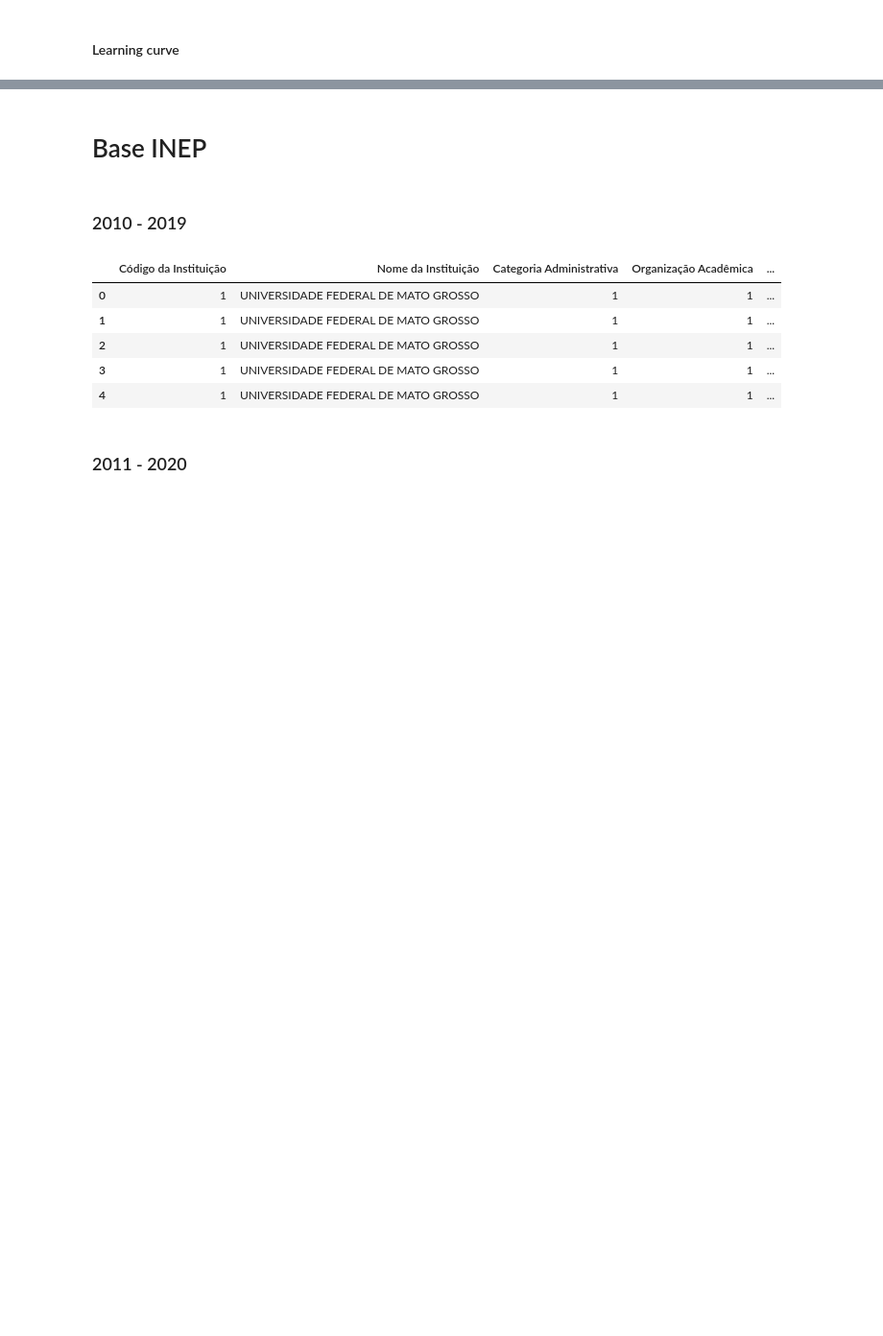
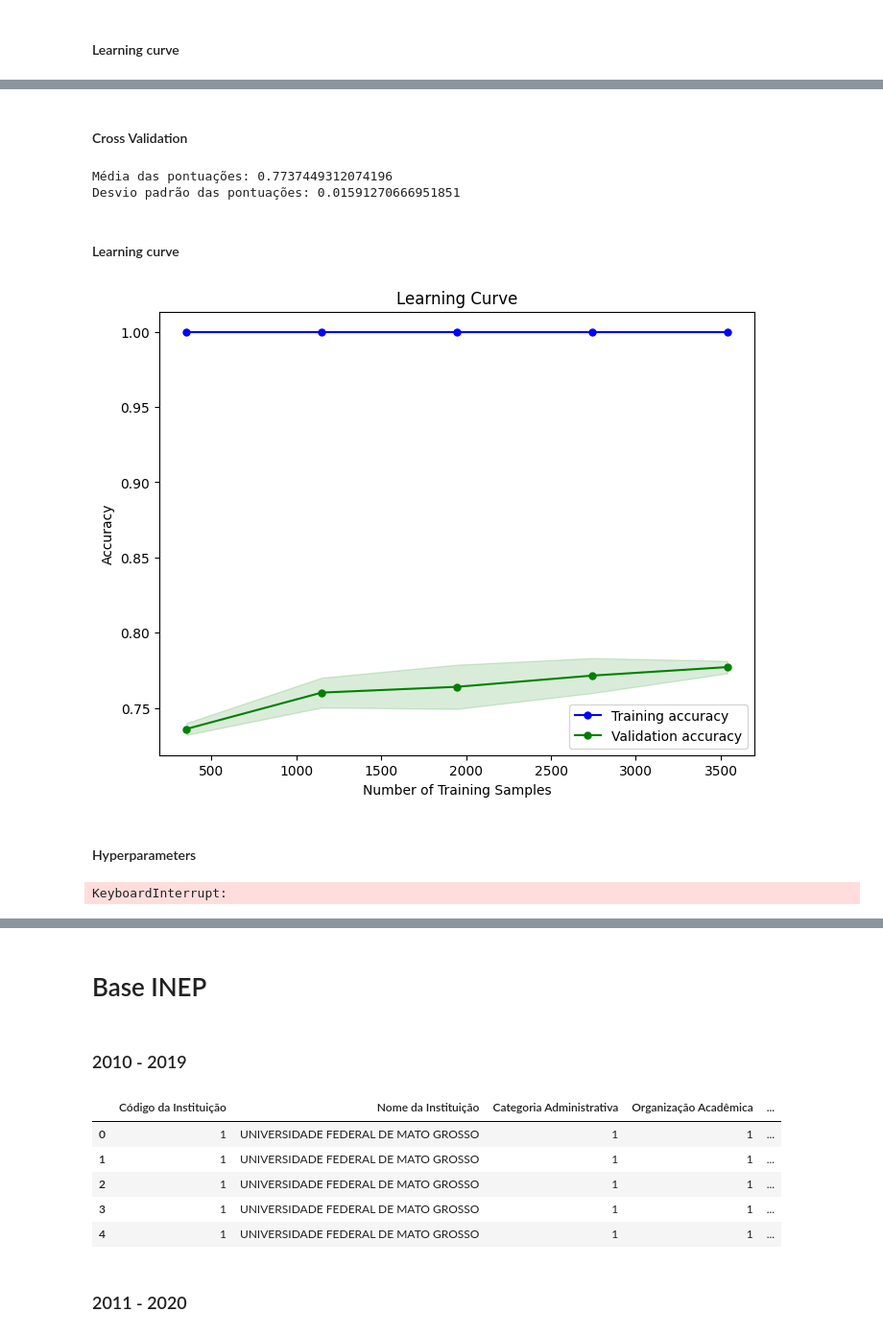
Before and after one commit to Guilhermeasper/dados-medicos, a Jupyter notebook: Projeto.ipynb, the cells around one changed output, grey strips where cells are left out. Shown at 96% size. Drawn from its saved outputs; the diff is of its cells as text; code cells hidden in the pictures; blank space fills up the shorter version.

```diff
--- a/Projeto.ipynb
+++ b/Projeto.ipynb
@@ -250,0 +303,72 @@ plt.show()
+# %% [markdown]
+#### Cross Validation
+# %%
+# Defina o número de folds (geralmente 5 ou 10 são comuns)
+num_folds = 10
+
+# Crie um objeto KFold para controlar a divisão dos dados
+kf = KFold(n_splits=num_folds, shuffle=True, random_state=42)
+
+# Realize a validação cruzada e obtenha as pontuações de desempenho (por padrão, a métrica é a acurácia)
+scores = cross_val_score(model, X, y, cv=kf)
+
+# Exiba as pontuações
+print("Média das pontuações:", scores.mean())
+print("Desvio padrão das pontuações:", scores.std())
+# %% [output]
+Média das pontuações: 0.7737449312074196
+Desvio padrão das pontuações: 0.01591270666951851
+# %% [markdown]
+#### Learning curve
+# %%
+
+# Crie a curva de aprendizado
+train_sizes, train_scores, test_scores = learning_curve(model, X, y, cv=5, scoring='accuracy', n_jobs=-1)
+
+# Calcule as médias e os desvios padrão das pontuações
+train_mean = np.mean(train_scores, axis=1)
+train_std = np.std(train_scores, axis=1)
+test_mean = np.mean(test_scores, axis=1)
+test_std = np.std(test_scores, axis=1)
+
+# Crie o gráfico da curva de aprendizado
+plt.figure(figsize=(8, 6))
+plt.plot(train_sizes, train_mean, marker='o', color='blue', markersize=5, label='Training accuracy')
+plt.fill_between(train_sizes, train_mean + train_std, train_mean - train_std, alpha=0.15, color='blue')
+plt.plot(train_sizes, test_mean, marker='o', color='green', markersize=5, label='Validation accuracy')
+plt.fill_between(train_sizes, test_mean + test_std, test_mean - test_std, alpha=0.15, color='green')
+plt.xlabel('Number of Training Samples')
+plt.ylabel('Accuracy')
+plt.title('Learning Curve')
+plt.legend(loc='lower right')
+plt.show()
+# %% [output]
+[figure, added]
+# %% [markdown]
+#### Hyperparameters
+# %%
+# Defina o espaço de busca de hiperparâmetros
+param_grid = {
+    'n_estimators': [100, 200, 300],
+    'max_depth': [10, 20, 30],
+    'min_samples_split': [2, 5, 10],
+    'min_samples_leaf': [1, 2, 4]
+}
+
+# Crie o modelo Random Forest
+rf = RandomForestClassifier(random_state=42)
+
+# Use pesquisa em grade para encontrar os melhores hiperparâmetros
+grid_search = GridSearchCV(estimator=rf, param_grid=param_grid, cv=5, scoring='accuracy')
+grid_search.fit(X_train, y_train)
+
+# Obtenha os melhores hiperparâmetros encontrados
+best_params = grid_search.best_params_
+print("Melhores hiperparâmetros:", best_params)
+
+# Avalie o modelo final no conjunto de teste
+final_model = grid_search.best_estimator_
+final_accuracy = final_model.score(X_test, y_test)
+print("Acurácia no conjunto de teste:", final_accuracy)
+# %% [output]
+KeyboardInterrupt:
```
Also changed, not shown: parts of 15 cells of this notebook.
